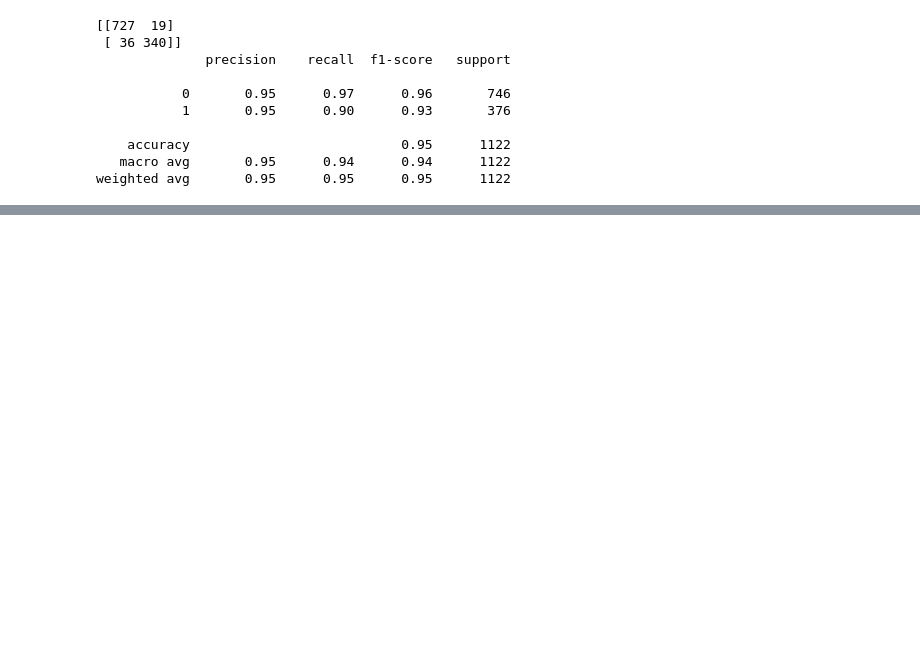
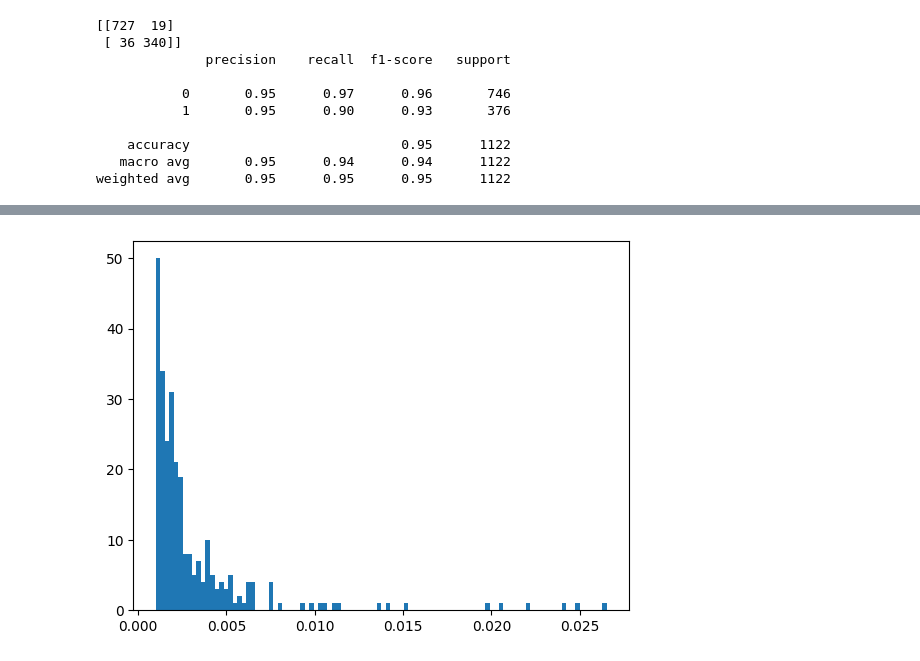
Before and after one commit to broadinstitute/position-effect-correction, a Jupyter notebook: 4.layout-checks/2_classify_poscons.ipynb, the cells around one changed output, grey strips where cells are left out. Drawn from its saved outputs; the diff is of its cells as text; code cells hidden in the pictures; blank space fills up the shorter version.

```diff
--- a/4.layout-checks/2_classify_poscons.ipynb
+++ b/4.layout-checks/2_classify_poscons.ipynb
@@ -138,0 +114,6 @@ weighted avg       0.95      0.95      0.95      1122
+# %%
+
+# Train a model to do feature selection; first use just 10 features to see how well it does
+
+selection = SelectFromModel(xgb.XGBClassifier(n_estimators=100, eval_metric="mlogloss", random_state=42, n_jobs=-1), max_features=20)
+selection.fit(X_train, y_train)
@@ -138,0 +165,15 @@ weighted avg       0.95      0.95      0.95      1122
+# %%
+# Transform train and test sets
+select_X_train = selection.transform(X_train)
+select_X_test = selection.transform(X_test)
+
+# Train the model
+clf = xgb.XGBClassifier(n_estimators=100, eval_metric="mlogloss", random_state=42, n_jobs=-1)
+clf.fit(select_X_train, y_train)
+
+# Predict the labels
+y_pred = clf.predict(select_X_test)
+
+# Evaluate the model
+print(confusion_matrix(y_test, y_pred))
+print(classification_report(y_test, y_pred))
@@ -139,4 +191,12 @@ weighted avg       0.95      0.95      0.95      1122
 # %%
+# Can we improve on it?
+# We will use more features and a randomized grid search to find the best classifier and hyperparameters
+
+selection = SelectFromModel(xgb.XGBClassifier(n_estimators=100, eval_metric="mlogloss", random_state=42, n_jobs=-1), threshold="mean")
+selection.fit(X_train, y_train)
+select_X_train = selection.transform(X_train)
+select_X_test = selection.transform(X_test)
+
 from sklearn.model_selection import RandomizedSearchCV
 
 # Parameter Tuning
@@ -209,0 +303,9 @@ weighted avg       0.95      0.95      0.95      1122
+# %%
+# plot a histogram of clf.feature_importances_
+
+import matplotlib.pyplot as plt
+
+plt.hist(clf_best.feature_importances_[clf_best.feature_importances_ > .001], bins=100)
+plt.show()
+# %% [output]
+[figure, added]
```
Also changed, not shown: parts of 12 cells of this notebook.
